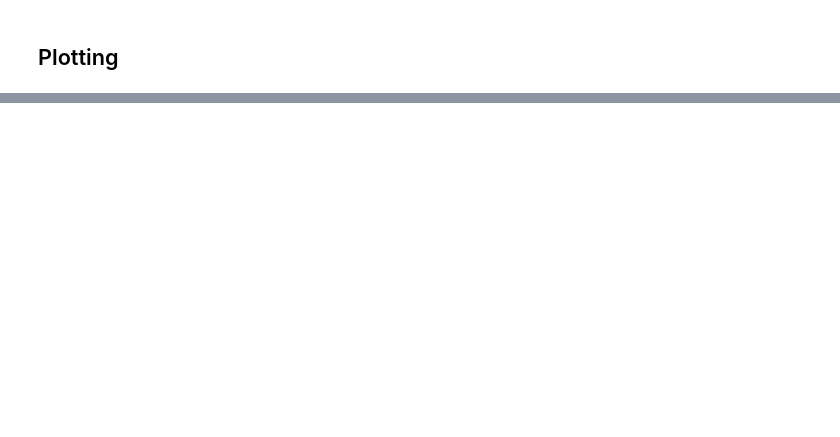
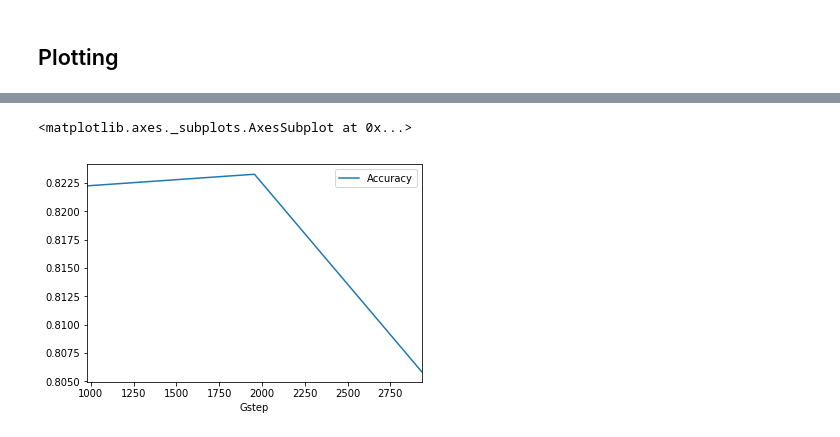
Before and after one commit to creoin/tensorflow_lstm_tuning, a Jupyter notebook: notebook_spooky.ipynb, the cells around one changed output, grey strips where cells are left out. Cells and saved outputs as stored; diff of their text form; code cells hidden in the pictures; blank space fills up the shorter version.

Commit message:
Run GPU training on notebook and add some plots

```diff
--- a/notebook_spooky.ipynb
+++ b/notebook_spooky.ipynb
@@ -870,0 +885,2 @@ Done Training
+# %%
+data_dir = 'logs/txtlogs'
@@ -870,0 +889,15 @@ Done Training
+# %%
+valid_dfs = []
+
+for iset, (pset, pstring) in enumerate(tuner.sets()):
+    filebase = pstring
+    file = os.path.join(data_dir, pstring + '_valid.csv')
+    if os.path.isfile(file):
+        #print(file)
+        tmp_df = pd.read_csv(file)
+        for col, val in pset.items():
+            #print(col, val)
+            tmp_df[col] = val
+        valid_dfs.append(tmp_df)
+        #print(pset)
+#         print(tmp_df.head())
@@ -870,0 +917,3 @@ Done Training
+# %%
+# dfs
+valid_df = pd.concat(valid_dfs, ignore_index=True)
@@ -870,0 +1003,7 @@ Done Training
+# %%
+h512_l1_b16 = valid_df[(valid_df['rnn_layers'] == 1) & (valid_df['h_size'] == 512) & (valid_df['batch_size'] == 16)]
+# %%
+h512_l1_b16.plot(x="Gstep", y="Accuracy")
+# %% [output]
+<matplotlib.axes._subplots.AxesSubplot at 0x...>
+[figure, added]
```
Also changed, not shown: parts of 26 cells of this notebook.
